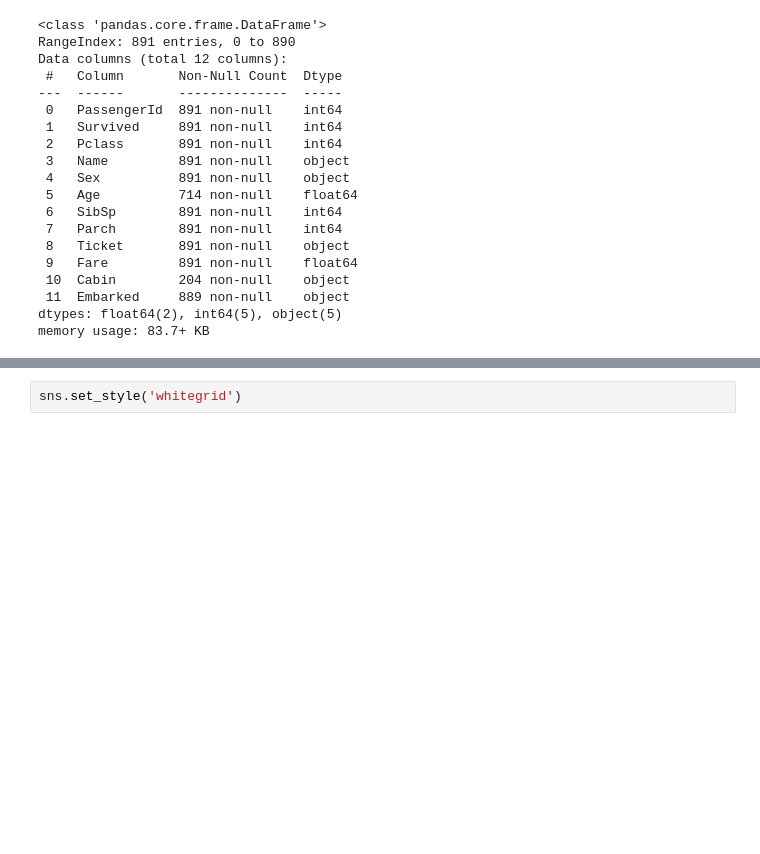
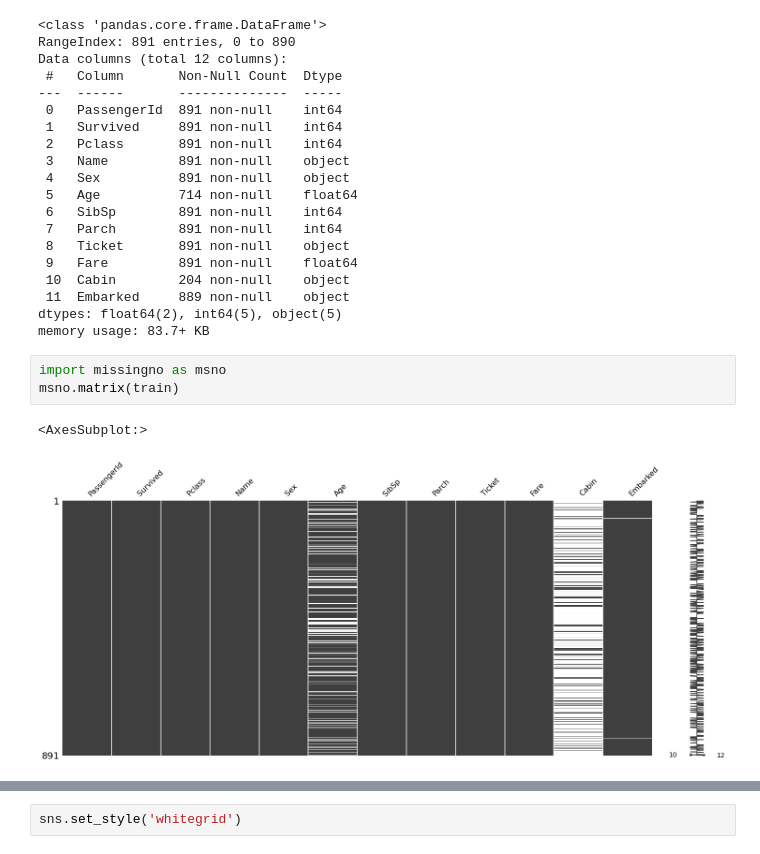
Before and after one commit to vilquer/Python, a Jupyter notebook: 02 - Cursos/Cursos_Udemy-Python-Data-Science-and-Machine-Learning/Meus-Dados/5. Machine Learning/02 Regressão Logística/Acompanhamento.ipynb, the cells around one changed output, grey strips where cells are left out. Cells and saved outputs as stored; diff of their text form; blank space fills up the shorter version.

```diff
--- a/02 - Cursos/Cursos_Udemy-Python-Data-Science-and-Machine-Learning/Meus-Dados/5. Machine Learning/02 Regressão Logística/Acompanhamento.ipynb
+++ b/02 - Cursos/Cursos_Udemy-Python-Data-Science-and-Machine-Learning/Meus-Dados/5. Machine Learning/02 Regressão Logística/Acompanhamento.ipynb
@@ -52,3 +53,9 @@ Data columns (total 12 columns):
  11  Embarked     889 non-null    object
 dtypes: float64(2), int64(5), object(5)
 memory usage: 83.7+ KB
+# %%
+import missingno as msno
+msno.matrix(train)
+# %% [output]
+<AxesSubplot:>
+[figure, added]
```
Also changed, not shown: parts of 10 cells of this notebook, 5 other files.
